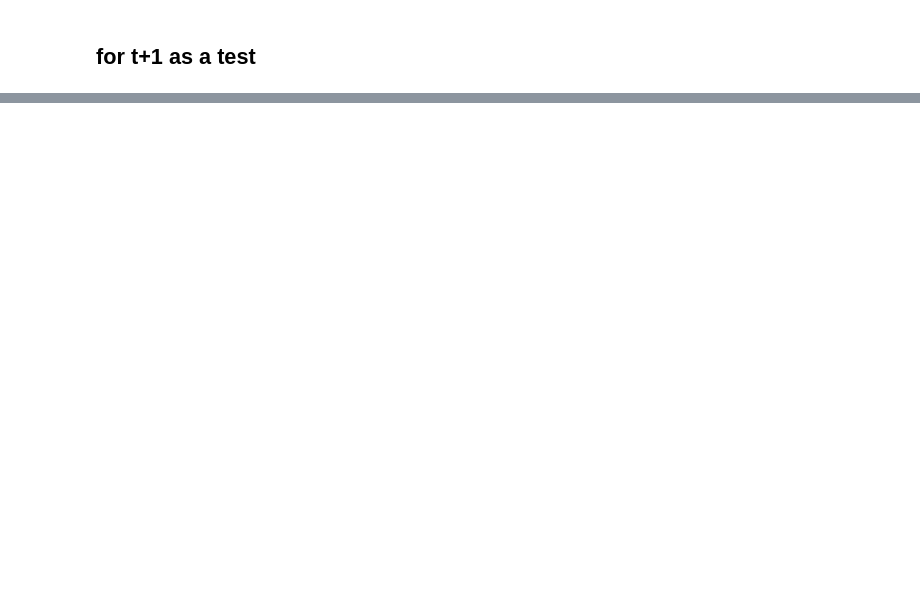
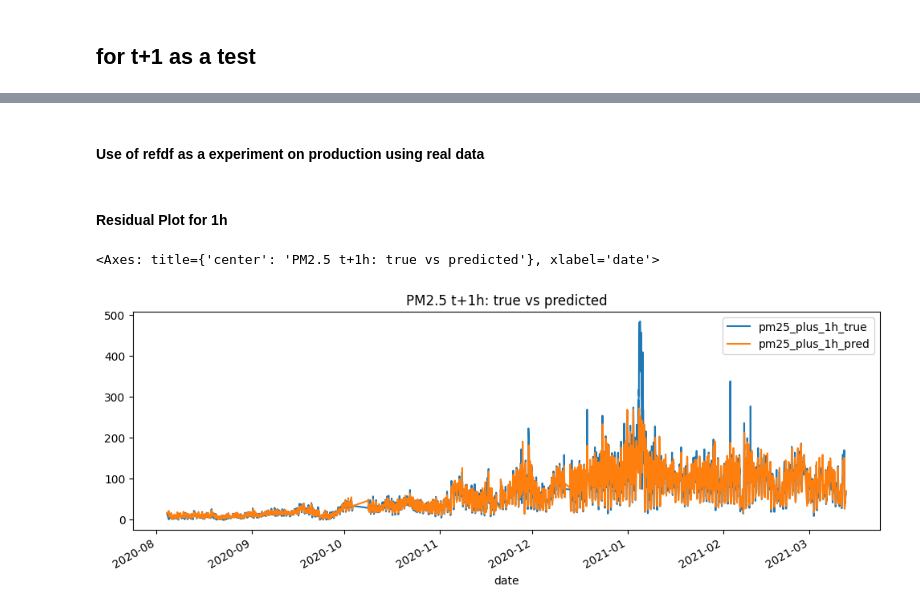
Before and after one commit to YubikNakarmi/Aqi_predictor, a Jupyter notebook: notebooks/monitoring.ipynb, the cells around one changed output, grey strips where cells are left out. Drawn from its saved outputs; the diff is of its cells as text; code cells hidden in the pictures; blank space fills up the shorter version.

```diff
--- a/notebooks/monitoring.ipynb
+++ b/notebooks/monitoring.ipynb
@@ -8,4 +9,14 @@ ref_df = ref_df.reset_index()
 # %%
-cols = [c for c in ref_df.columns if c not in ["timestamp", "pm25_target", "o3_target"] + [f"pm25_plus_{h}h" for h in range(25)] + [f"o3_plus_{h}h" for h in range(25)]]
+cols = [
+    c for c in ref_df.columns
+    if c not in [
+        "timestamp",
+        "date",
+        "pm25_target",
+        "o3_target",
+    ]
+    + [f"pm25_plus_{h}h" for h in range(25)]
+    + [f"o3_plus_{h}h" for h in range(25)]
+]
 # %%
 ref_df
@@ -42,9 +80,9 @@ ValueError: You are trying to merge on datetime64[ns, pytz.FixedOffset(345)] and
 # %%
 h = 1
 
-analysis = nannyml.DLE(y_true=f"pm25_plus_{h}h",
-                       y_pred=,
-                       columns=cols,
-                       timestamp_column_name="timestamp",
-                       target_column_name="pm25_target",
-                       chunk_period="D")
+analysis = nannyml.DLE(y_true=f"pm25_plus_{h}h_true",
+                       y_pred=f"pm25_plus_{h}h_pred",
+                       feature_column_names=cols,
+                       timestamp_column_name="date",
+                       chunk_period="2w",
+                       metrics=["rmse","mae"])
@@ -52,0 +89,3 @@ TypeError: DLE.__init__() got an unexpected keyword argument 'reference_data'
+# %%
+# Fit the estimator
+analysis.fit(merged_df)
@@ -52,0 +104,2 @@ TypeError: DLE.__init__() got an unexpected keyword argument 'reference_data'
+# %% [markdown]
+#### Use of refdf as a experiment on production using real data
@@ -52,0 +109,9 @@ TypeError: DLE.__init__() got an unexpected keyword argument 'reference_data'
+# %% [markdown]
+#### Residual Plot for 1h
+# %%
+plot_df = merged_df[["date", f"pm25_plus_{h}h_true", f"pm25_plus_{h}h_pred"]].dropna().sort_values("date")
+plot_df = plot_df.set_index("date")
+plot_df.plot(figsize=(12, 4), title=f"PM2.5 t+{h}h: true vs predicted")
+# %% [output]
+<Axes: title={'center': 'PM2.5 t+1h: true vs predicted'}, xlabel='date'>
+[figure, added]
```
Also changed, not shown: parts of 9 cells of this notebook.
